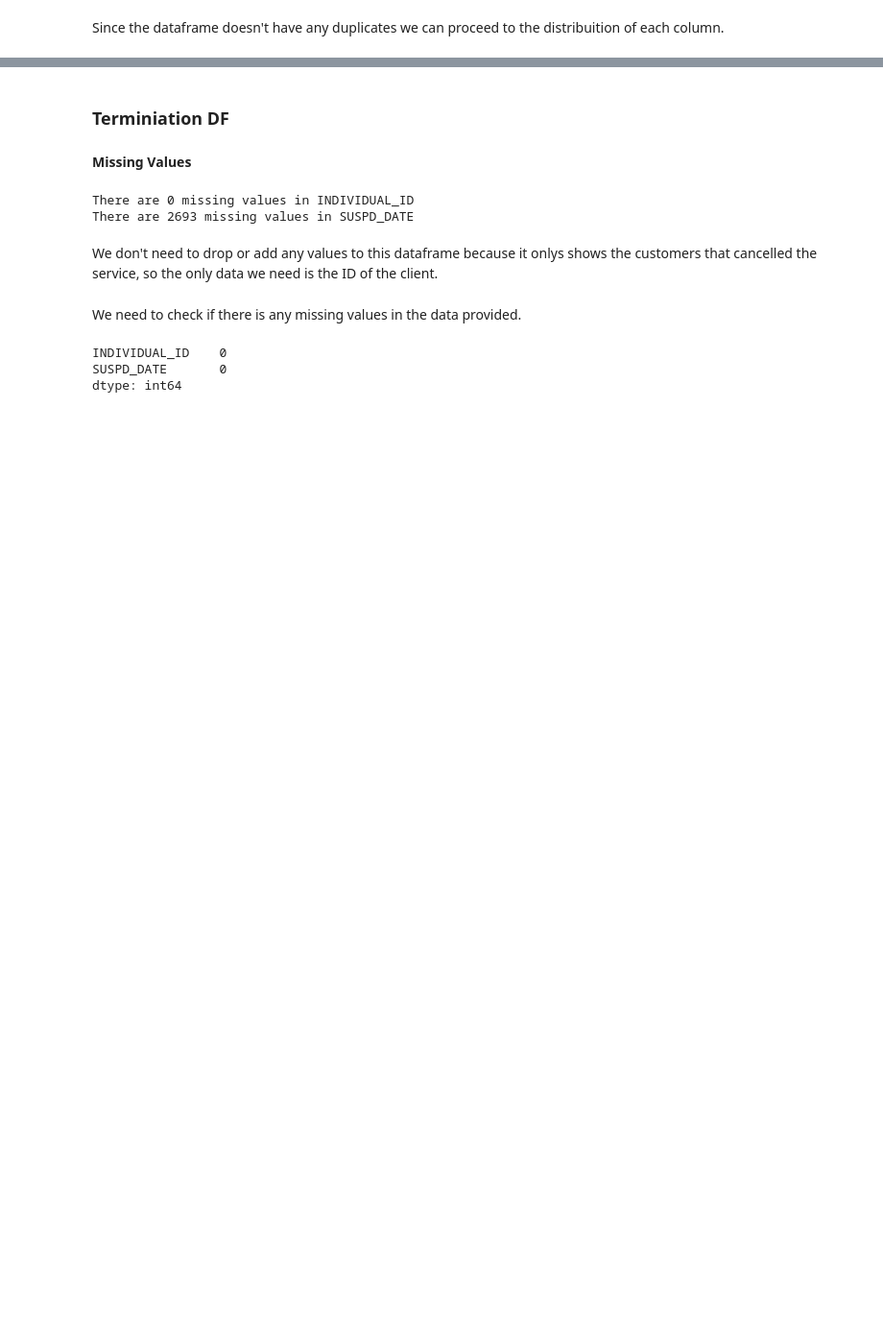
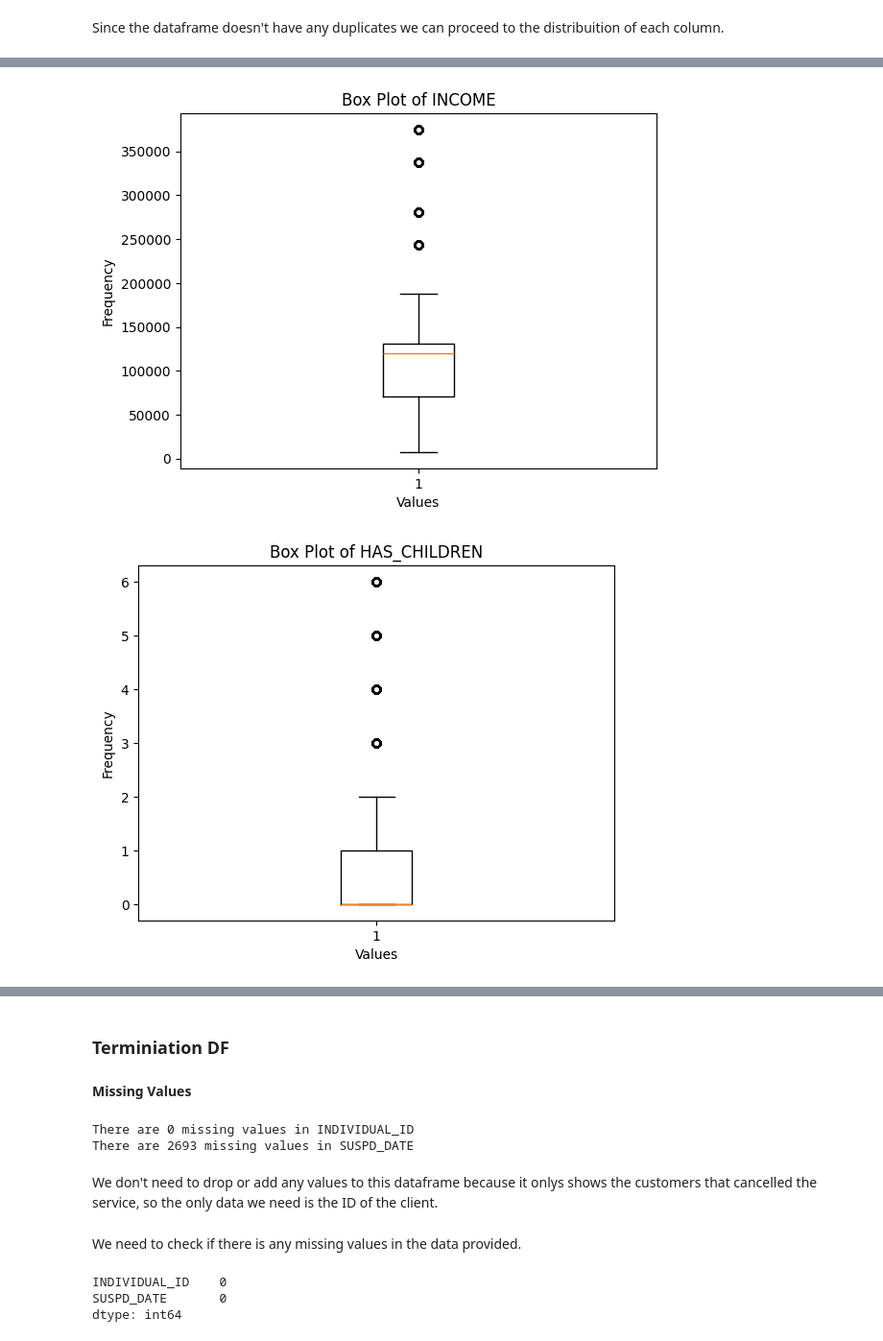
Before and after one commit to Fantunes0010/ML, a Jupyter notebook: Assignment1_ABC.ipynb, the cells around one changed output, grey strips where cells are left out. Shown at 96% size. Cells and saved outputs as stored; diff of their text form; code cells hidden in the pictures; blank space fills up the shorter version.

```diff
--- a/Assignment1_ABC.ipynb
+++ b/Assignment1_ABC.ipynb
@@ -243,4 +267,0 @@ In the MARITAL_STATUS we will create another column called MARITIAL_STATUS_CAT w
-# %%
-demographicDF['MARITIAL_STATUS_CAT']=demographicDF['MARITAL_STATUS'].replace({"Married":1,"Single":0})
-
-demographicDF['ADVANCED_STUDIES_CAT']=demographicDF['ADVANCED_STUDIES'].replace({"Y":1,"N":0})
@@ -301,0 +376,15 @@ TypeError: 'value' must be an instance of str or bytes, not a float
+# %%
+for col in list(demographicDF_cleaned.loc[:,'INCOME':'LENGTH_OF_RESIDENCE']):
+
+    data=demographicDF_cleaned[col]
+
+    # Create a box plot
+    plt.boxplot(data)
+    plt.title(f'Box Plot of {col}')
+    plt.xlabel('Values')
+    plt.ylabel('Frequency')
+    plt.grid(False)
+    plt.show()
+# %% [output]
+[figure, added]
+[figure, added]
```
Also changed, not shown: parts of 32 cells of this notebook.
